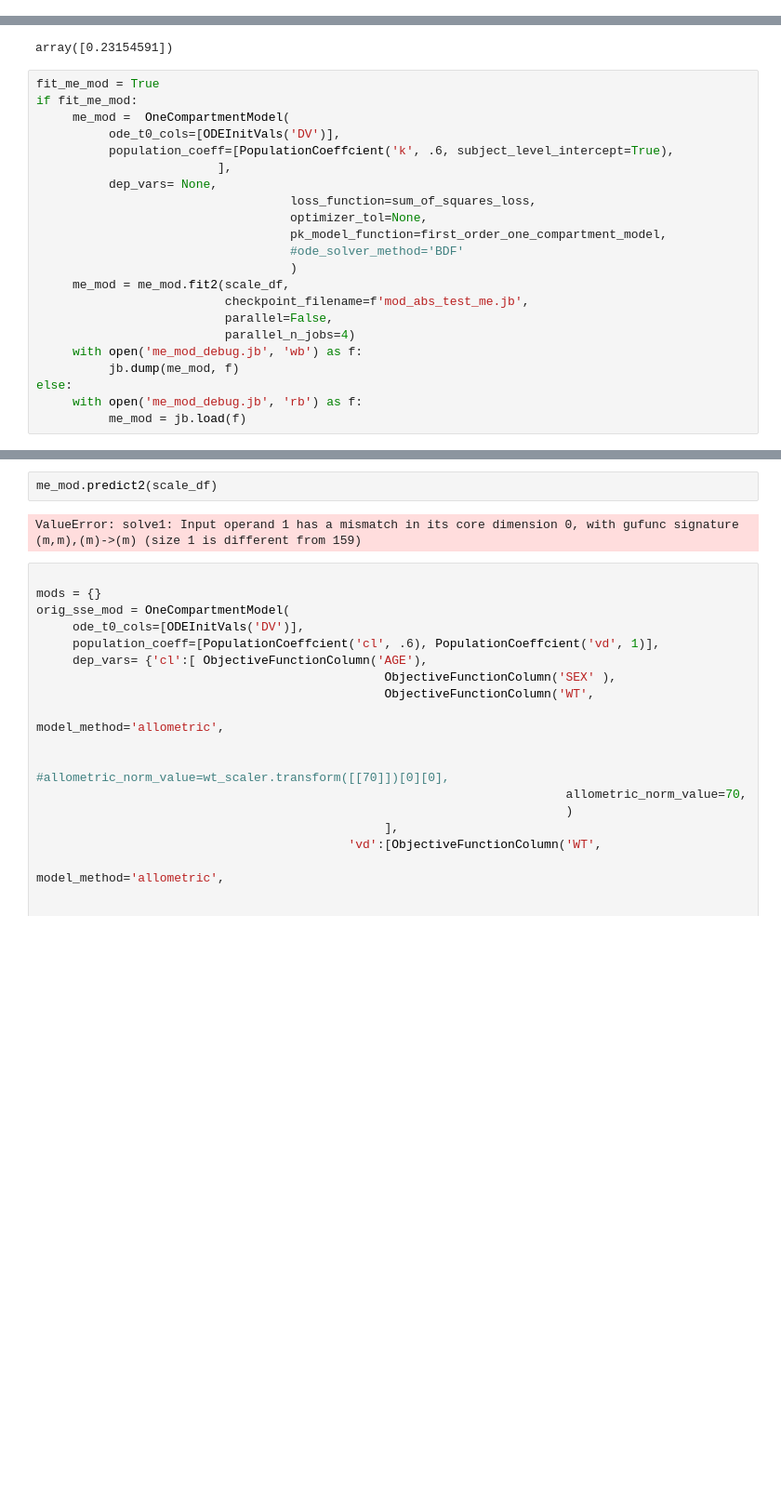
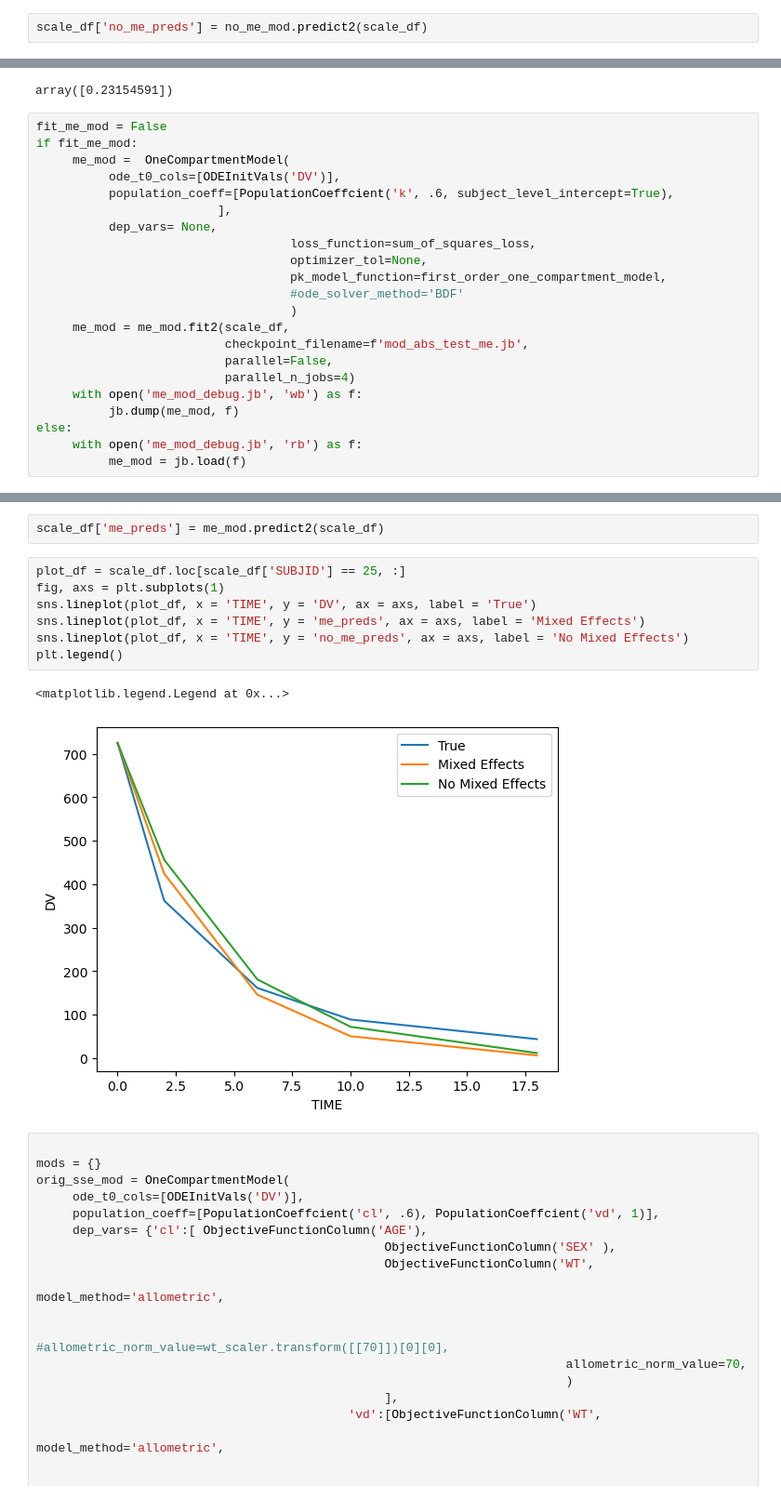
Before and after one commit to kelleyjbrady/NiceODE, a Jupyter notebook: t_0atDV_max_ode_solver_r.ipynb, the cells around one changed output, grey strips where cells are left out. Shown at 93% size. Saved outputs shown, nothing was run; the diff lists cells and outputs as text; blank space fills up the shorter version.

Commit message:
Working FO Mixed Effects estimator.

```diff
--- a/t_0atDV_max_ode_solver_r.ipynb
+++ b/t_0atDV_max_ode_solver_r.ipynb
@@ -211,12 +211,14 @@ no_me_mod.fit_result_
      nfev: 12
      njev: 6
  hess_inv: <1x1 LbfgsInvHessProduct with dtype=float64>
+# %%
+scale_df['no_me_preds'] = no_me_mod.predict2(scale_df)
 # %%
 np.exp(no_me_mod.fit_result_['x'])
 # %% [output]
 array([0.23154591])
 # %%
-fit_me_mod = True
+fit_me_mod = False
 if fit_me_mod:
      me_mod =  OneCompartmentModel(
           ode_t0_cols=[ODEInitVals('DV')],
@@ -260,7 +259,15 @@ array([0.2263356 ,        inf, 1.09615553])
 # %%
-me_mod.predict2(scale_df)
+scale_df['me_preds'] = me_mod.predict2(scale_df)
-# %% [output]
-ValueError: solve1: Input operand 1 has a mismatch in its core dimension 0, with gufunc signature (m,m),(m)->(m) (size 1 is different from 159)
+# %%
+plot_df = scale_df.loc[scale_df['SUBJID'] == 25, :]
+fig, axs = plt.subplots(1)
+sns.lineplot(plot_df, x = 'TIME', y = 'DV', ax = axs, label = 'True')
+sns.lineplot(plot_df, x = 'TIME', y = 'me_preds', ax = axs, label = 'Mixed Effects')
+sns.lineplot(plot_df, x = 'TIME', y = 'no_me_preds', ax = axs, label = 'No Mixed Effects')
+plt.legend()
+# %% [output]
+<matplotlib.legend.Legend at 0x...>
+[figure, added]
 # %%
 
 mods = {}
```
Also changed, not shown: parts of 3 cells of this notebook, 1 other file.
